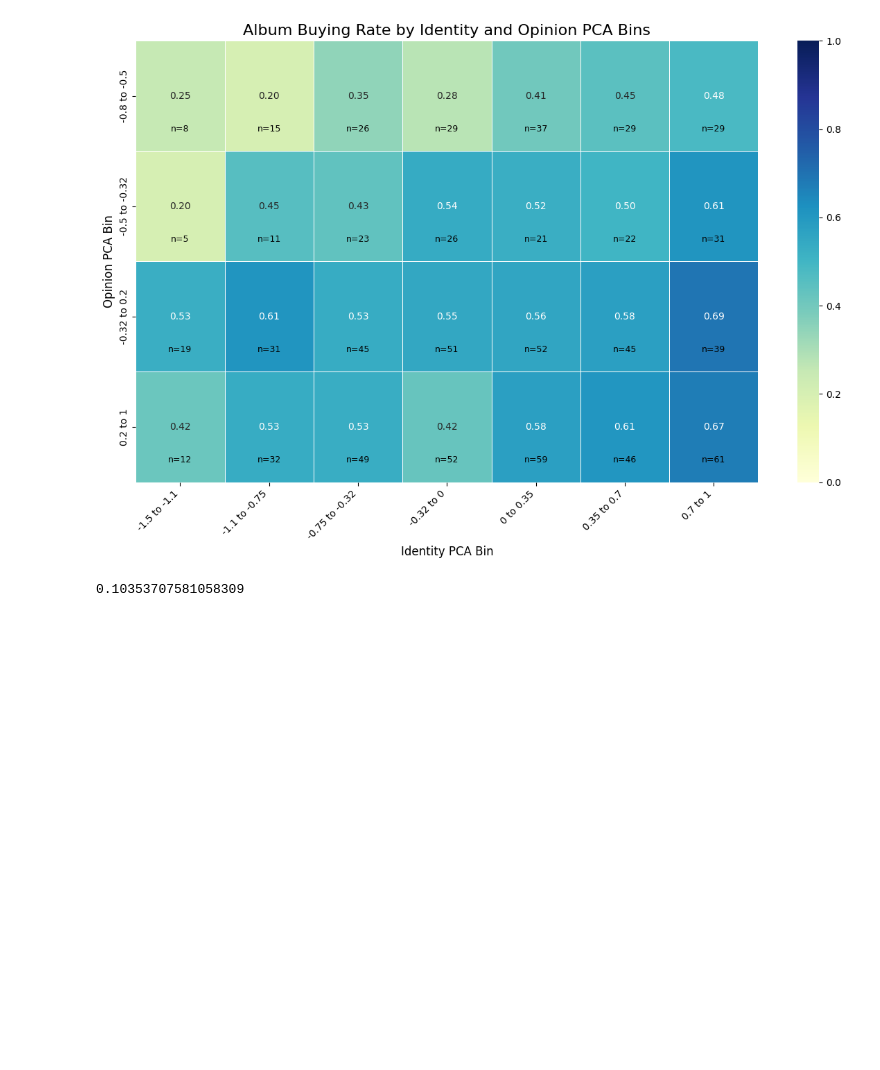
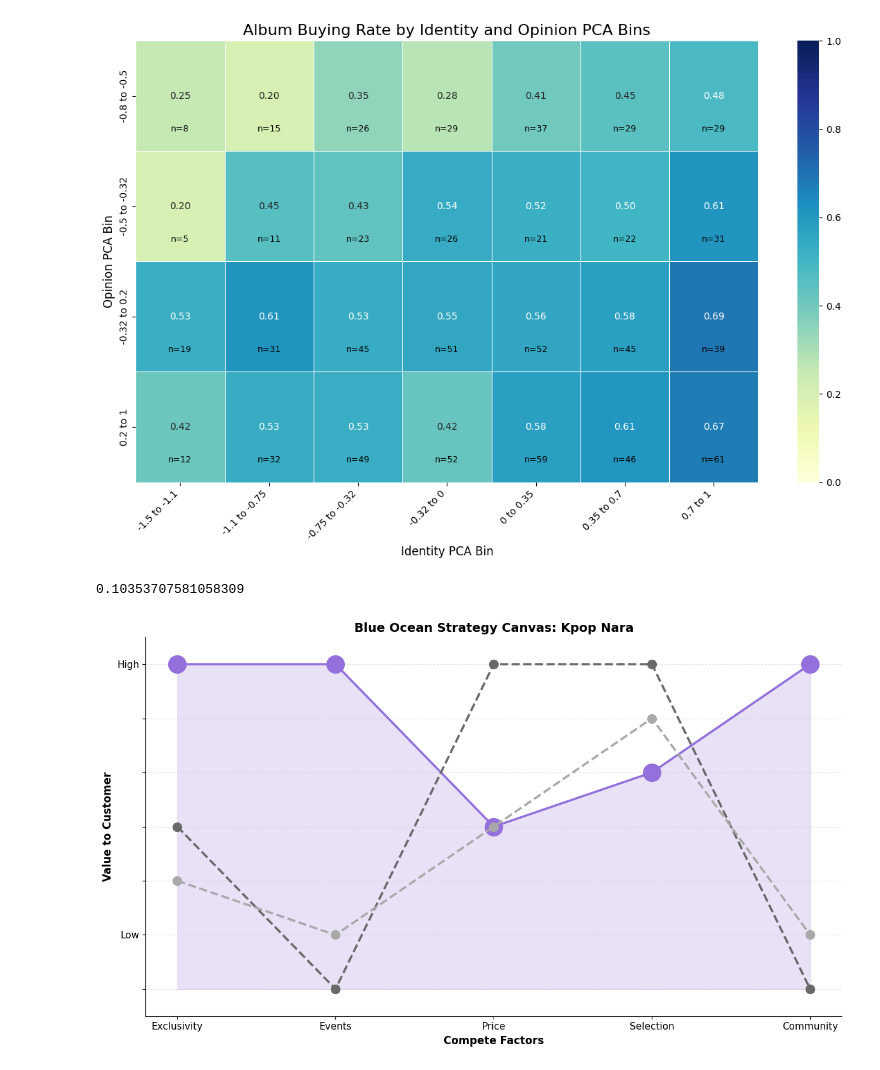
Before and after one commit to capaldiniRTNW/r_twice_survey_2021_analysis, a Jupyter notebook: 05-01-PresentResults.ipynb, the cells around one changed output. Saved outputs shown, nothing was run; the diff lists cells and outputs as text; code cells hidden in the pictures; blank space fills up the shorter version.

```diff
--- a/05-01-PresentResults.ipynb
+++ b/05-01-PresentResults.ipynb
@@ -427,3 +427,55 @@ fig = px.scatter(df,
 
 fig.update_layout(width=800, height=600)
 fig.show()
+# %%
+import matplotlib.pyplot as plt
+import numpy as np
+
+# Define the compete factors
+factors = ['Exclusivity', 'Events', 'Price', 'Selection', 'Community']
+x_pos = np.arange(len(factors))
+
+# Define values for each player (scale 1-6)
+kpop_nara = [6, 6, 3, 4, 6]
+online_retailers = [3, 0, 6, 6, 0]
+traditional_retailers = [2, 1, 3, 5, 1]
+
+# Create the plot
+fig, ax = plt.subplots(figsize=(12, 7))
+
+# Plot lines
+ax.plot(x_pos, kpop_nara, marker='o', linewidth=2.5, markersize=20,
+         label='Kpop Nara (Blue Ocean)', color='#9370DB')
+ax.plot(x_pos, online_retailers, marker='o', linewidth=2.5, markersize=10,
+         label='Online Retailers (Amazon, etc.)', color='#696969', linestyle='--')
+ax.plot(x_pos, traditional_retailers, marker='o', linewidth=2.5, markersize=10,
+         label='Traditional Retailers (B&N, FYE)', color='#A9A9A9', linestyle='--')
+
+# Customize plot
+ax.set_xlabel('Compete Factors', fontsize=12, fontweight='bold')
+ax.set_ylabel('Value to Customer', fontsize=12, fontweight='bold')
+ax.set_title('Blue Ocean Strategy Canvas: Kpop Nara', fontsize=14, fontweight='bold')
+ax.set_xticks(x_pos)
+ax.set_xticklabels(factors, fontsize=11)
+ax.set_yticks(range(0, 7))
+ax.set_yticklabels(['', 'Low', '', '', '', '', 'High'], fontsize=11)
+ax.set_ylim(-0.5, 6.5)
+
+# Remove top and right spines
+ax.spines['top'].set_visible(False)
+ax.spines['right'].set_visible(False)
+
+# Grid
+ax.grid(axis='y', alpha=0.3, linestyle='--')
+
+# Legend
+#ax.legend(loc='upper left', fontsize=10, framealpha=0.9)
+#ax.legend(bbox_to_anchor=(1.05, 0.5), loc='center left', fontsize=10, framealpha=0.9)
+
+# Add shaded region to highlight Kpop Nara's unique space
+ax.fill_between(x_pos, kpop_nara, alpha=0.2, color='#9370DB')
+
+plt.tight_layout()
+plt.show()
+# %% [output]
+[figure, added]
```
Also changed, not shown: 3 other files.
